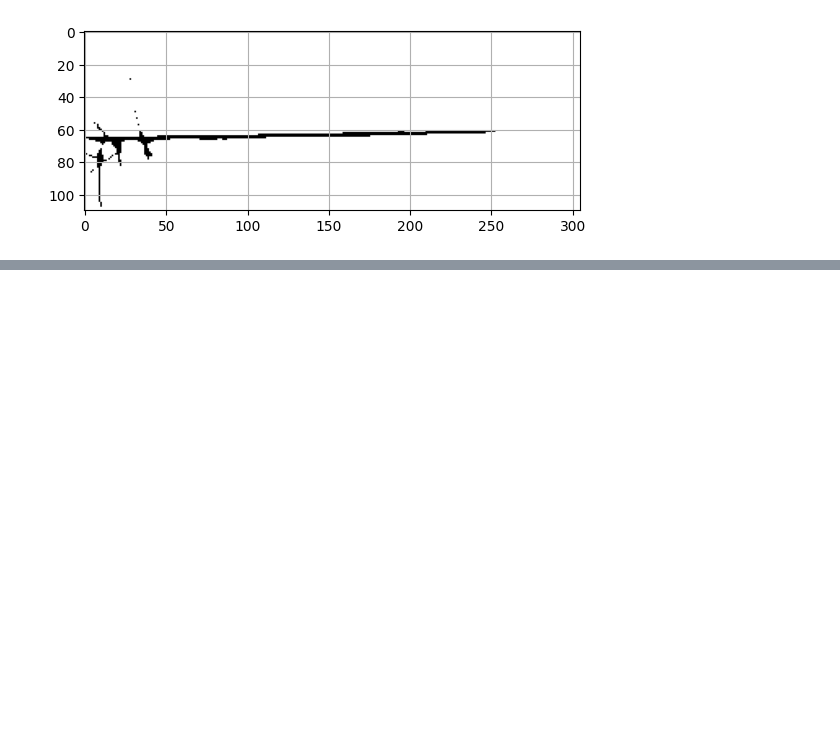
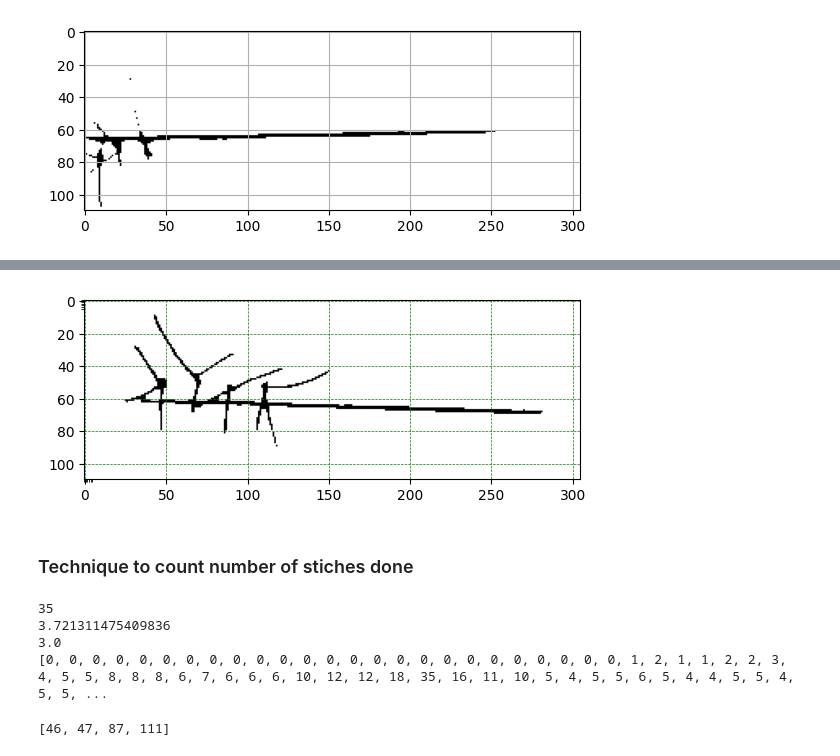
Before and after one commit to Napwillcode8848/OpenSutureNet, a Jupyter notebook: experiment2.ipynb, the cells around one changed output, grey strips where cells are left out. Saved outputs shown, nothing was run; the diff lists cells and outputs as text; code cells hidden in the pictures; blank space fills up the shorter version.

```diff
--- a/experiment2.ipynb
+++ b/experiment2.ipynb
@@ -53,0 +170,42 @@ plot_stitch("/home/sov1/OpenSutureNet/final_frame/A40E_cropped.png")
+# %%
+k = np.ones((3, 3), np.uint8)
+opened = cv2.morphologyEx(bin, cv2.MORPH_OPEN, k)
+plt.imshow(opened, cmap='gray')
+plt.axis('image')
+plt.grid(color = 'green', linestyle = '--', linewidth = 0.5)
+plt.show()
+# %% [output]
+[figure, added]
+# %% [markdown]
+### Technique to count number of stiches done
+# %%
+# count number of stiches by observing black pixels
+import numpy as np
+
+count_line = 0
+count_black_per_column = []
+for x in range(0, 305):
+    count_black = 0
+    for y in range(0, 110):
+        if opened[y][x] == 0:
+            count_black += 1
+    count_black_per_column.append(count_black)
+
+print(max(count_black_per_column))
+print(np.mean(count_black_per_column))
+print(np.median(count_black_per_column))
+print(count_black_per_column)
+# %% [output]
+35
+3.721311475409836
+3.0
+[0, 0, 0, 0, 0, 0, 0, 0, 0, 0, 0, 0, 0, 0, 0, 0, 0, 0, 0, 0, 0, 0, 0, 0, 0, 1, 2, 1, 1, 2, 2, 3, 4, 5, 5, 8, 8, 8, 6, 7, 6, 6, 6, 10, 12, 12, 18, 35, 16, 11, 10, 5, 4, 5, 5, 6, 5, 4, 4, 5, 5, 4, 5, 5, ...
+# %%
+# return a list of column that is larger than 17 (becuase 17 gives 4 stich count as we want)
+column_index = []
+for i in range(0, 305):
+    if count_black_per_column[i] > 17:
+        column_index.append(i)
+print(column_index)
+# %% [output]
+[46, 47, 87, 111]
```
Also changed, not shown: parts of 11 cells of this notebook.
